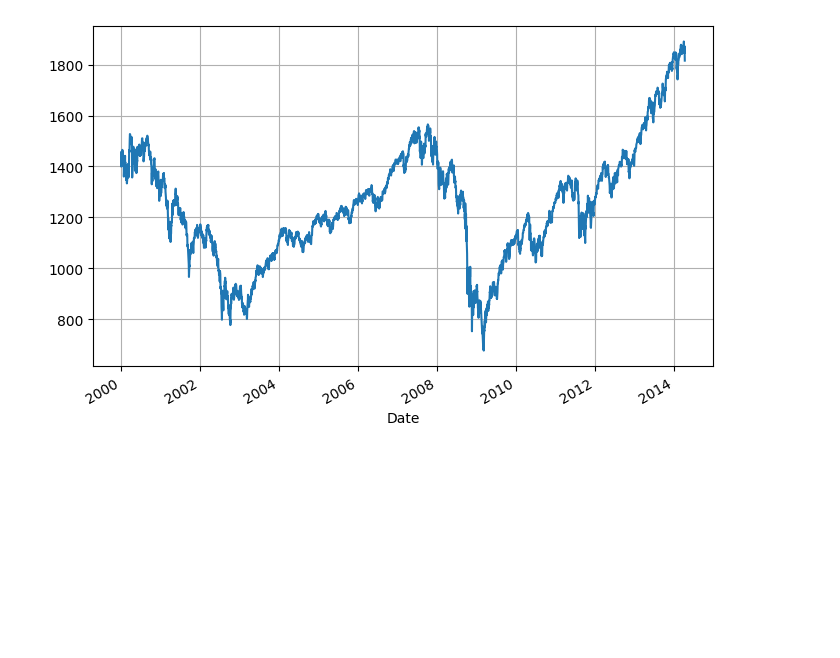
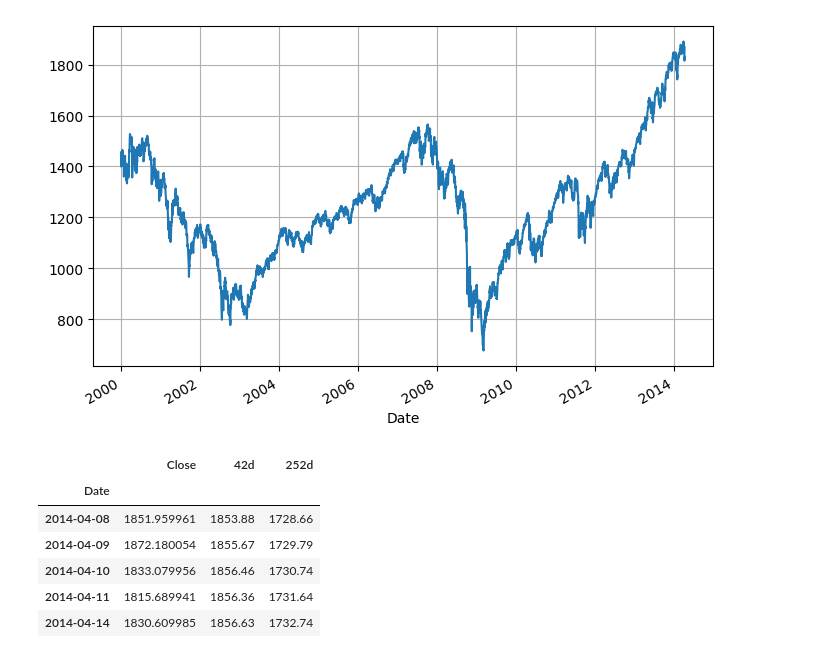
Before and after one commit to casslee1351/Finance-Portfolio, a Jupyter notebook: finance_portfolio.ipynb, the cells around one changed output. Drawn from its saved outputs; the diff is of its cells as text; code cells hidden in the pictures; blank space fills up the shorter version.

```diff
--- a/finance_portfolio.ipynb
+++ b/finance_portfolio.ipynb
@@ -64,3 +64,13 @@ sp500['Close'].plot(grid=True, figsize=(8, 5))
 # %%
 sp500['42d'] = np.round(sp500['Close'].rolling(42).mean(), 2)
 sp500['252d'] = np.round(sp500['Close'].rolling(252).mean(), 2)
+# %%
+sp500[['Close', '42d', '252d']].tail()
+# %% [output]
+|  | Close | 42d | 252d |
+| Date |  |  |  |
+| 2014-04-08 | 1851.959961 | 1853.88 | 1728.66 |
+| 2014-04-09 | 1872.180054 | 1855.67 | 1729.79 |
+| 2014-04-10 | 1833.079956 | 1856.46 | 1730.74 |
+| 2014-04-11 | 1815.689941 | 1856.36 | 1731.64 |
+| 2014-04-14 | 1830.609985 | 1856.63 | 1732.74 |
```
Also changed, not shown: parts of 7 cells of this notebook.
